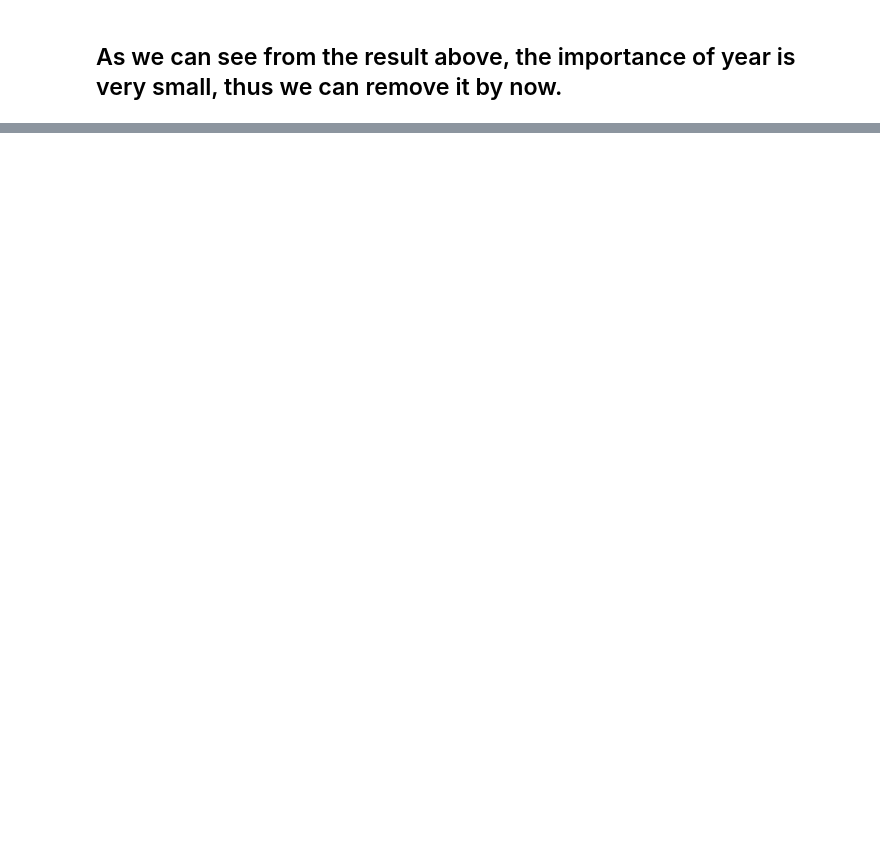
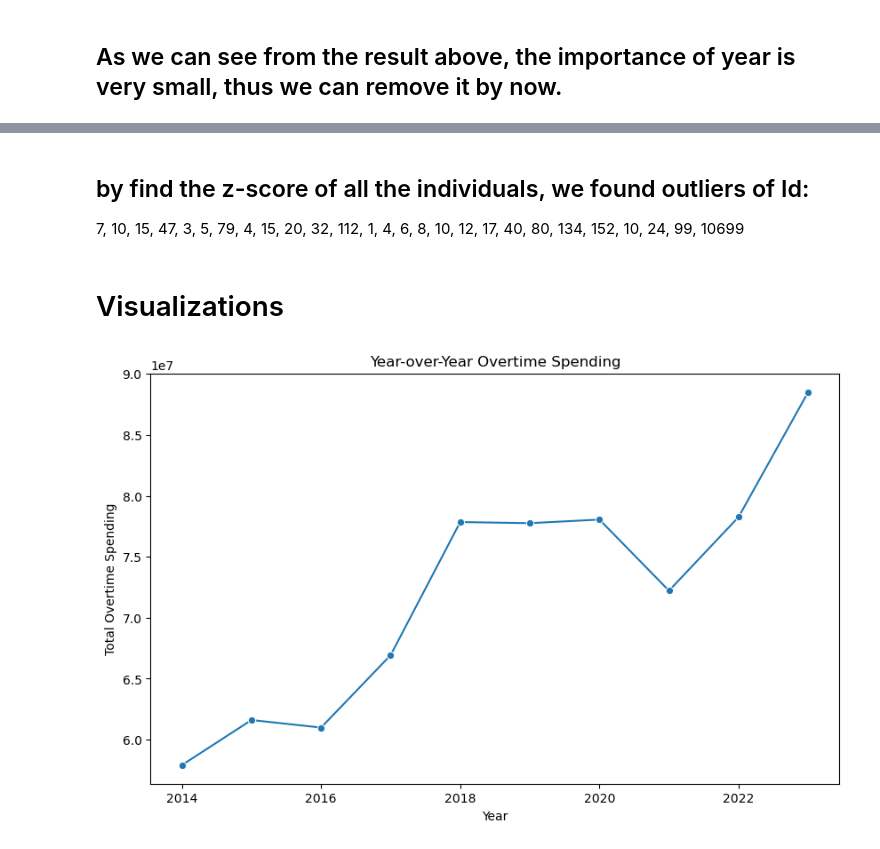
Before and after one commit to BU-Fall24-CS506-Team/Police-overtime, a Jupyter notebook: data_cleaning.ipynb, the cells around one changed output, grey strips where cells are left out. Cells and saved outputs as stored; diff of their text form; code cells hidden in the pictures; blank space fills up the shorter version.

```diff
--- a/data_cleaning.ipynb
+++ b/data_cleaning.ipynb
@@ -663,0 +924,18 @@ selected_features = ['TOTAL_GROSS', 'REGULAR', 'QUINN_EDUCATION', 'DETAIL', 'INJ
+# %% [markdown]
+## by find the z-score of all the individuals, we found outliers of Id:
+7, 10, 15, 47, 3, 5, 79, 4, 15, 20, 32, 112, 1, 4, 6, 8, 10, 12, 17, 40, 80, 134, 152, 10, 24, 99, 10699
+# %% [markdown]
+# Visualizations
+# %%
+# Aggregating overtime spending by year
+overtime_by_year = data.groupby('year')['OVERTIME'].sum().reset_index()
+
+# Line plot
+plt.figure(figsize=(10, 6))
+sns.lineplot(data=overtime_by_year, x='year', y='OVERTIME', marker='o')
+plt.title("Year-over-Year Overtime Spending")
+plt.xlabel("Year")
+plt.ylabel("Total Overtime Spending")
+plt.show()
+# %% [output]
+[figure, added]
```
Also changed, not shown: parts of 27 cells of this notebook.
